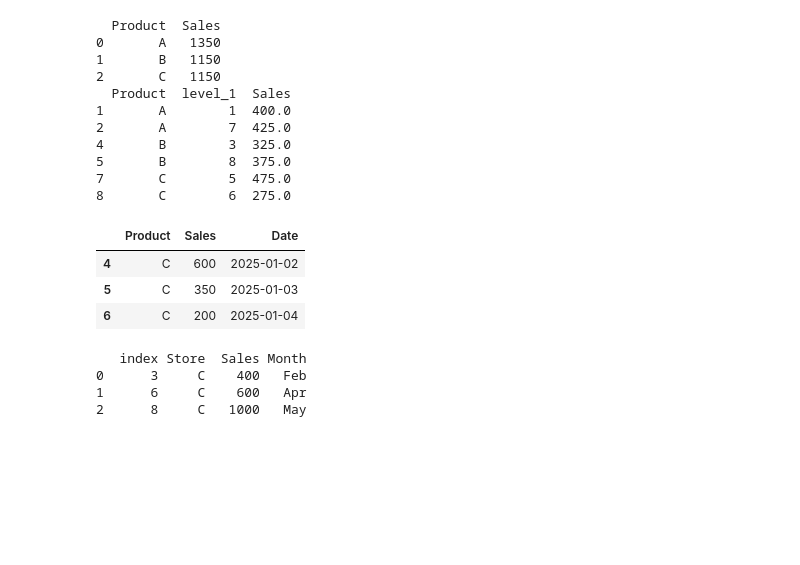
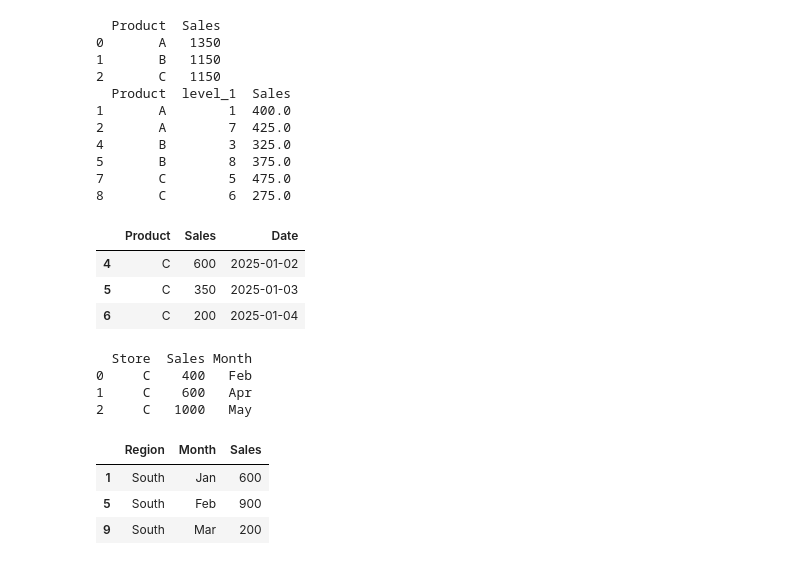
Before and after one commit to G-gnome/practice, a Jupyter notebook: python_review.ipynb, the cells around one changed output. Drawn from its saved outputs; the diff is of its cells as text; code cells hidden in the pictures; blank space fills up the shorter version.

```diff
--- a/python_review.ipynb
+++ b/python_review.ipynb
@@ -851,13 +851,35 @@ df = pd.DataFrame(data)
 
 
 def get_highest_store(df):
-    sum_stores = df.groupby(['Store']).sum().reset_index().max()
-    result = df[df['Store'] == sum_stores['Store']]
-    return result.reset_index()
+    sum_stores = df.groupby(['Store'])['Sales'].sum().reset_index()
+    top_store = sum_stores.loc[sum_stores['Sales'].idxmax(), 'Store']
+    result = df[df['Store'] == top_store]
+    return result.reset_index(drop=True)
 
 print(get_highest_store(df))
 # %% [output]
-   index Store  Sales Month
-0      3     C    400   Feb
-1      6     C    600   Apr
-2      8     C   1000   May
+  Store  Sales Month
+0     C    400   Feb
+1     C    600   Apr
+2     C   1000   May
+# %%
+import pandas as pd
+
+data = {
+    'Region': ['North', 'South', 'East', 'West', 'North', 'South', 'East', 'West', 'North', 'South'],
+    'Month': ['Jan', 'Jan', 'Jan', 'Jan', 'Feb', 'Feb', 'Feb', 'Feb', 'Mar', 'Mar'],
+    'Sales': [500, 600, 700, 400, 800, 900, 500, 600, 300, 200]
+}
+
+df = pd.DataFrame(data)
+
+
+sum_sales = df.groupby('Region')['Sales'].sum().reset_index()
+highest = sum_sales.loc[sum_sales['Sales'].idxmax(), 'Region']
+result = df[df['Region'] == highest]
+result
+# %% [output]
+|  | Region | Month | Sales |
+| 1 | South | Jan | 600 |
+| 5 | South | Feb | 900 |
+| 9 | South | Mar | 200 |
```
Also changed, not shown: parts of 2 cells of this notebook.
